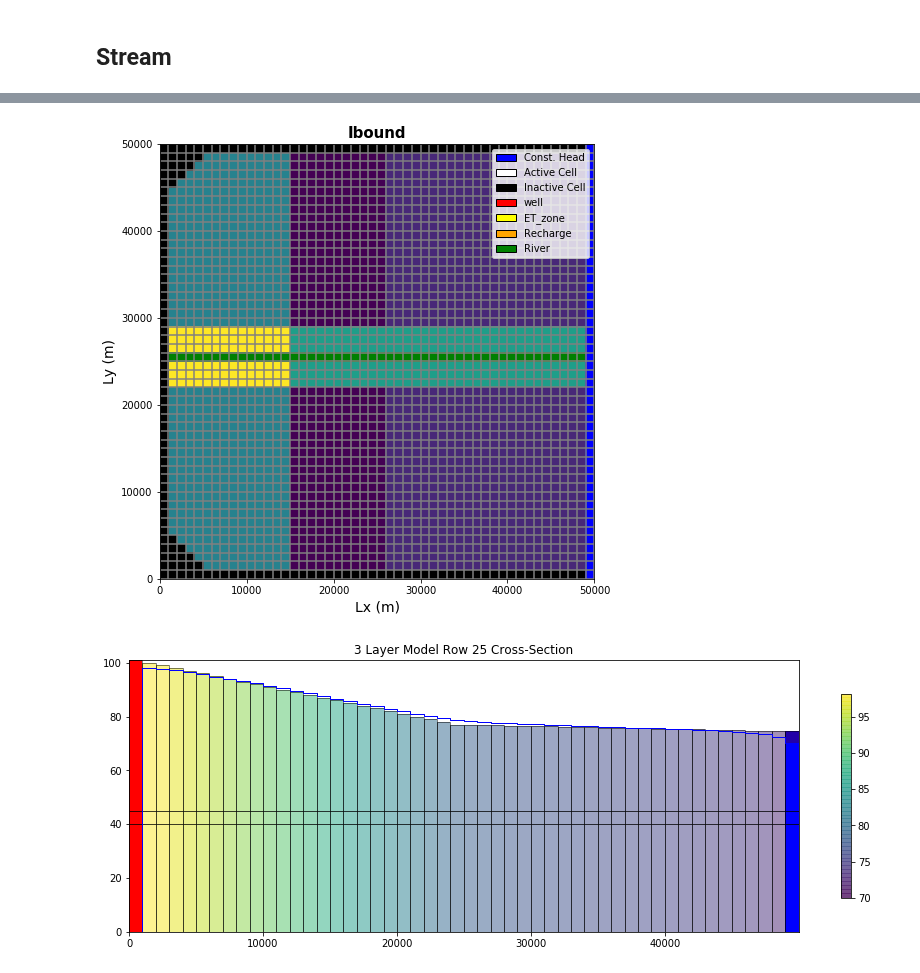
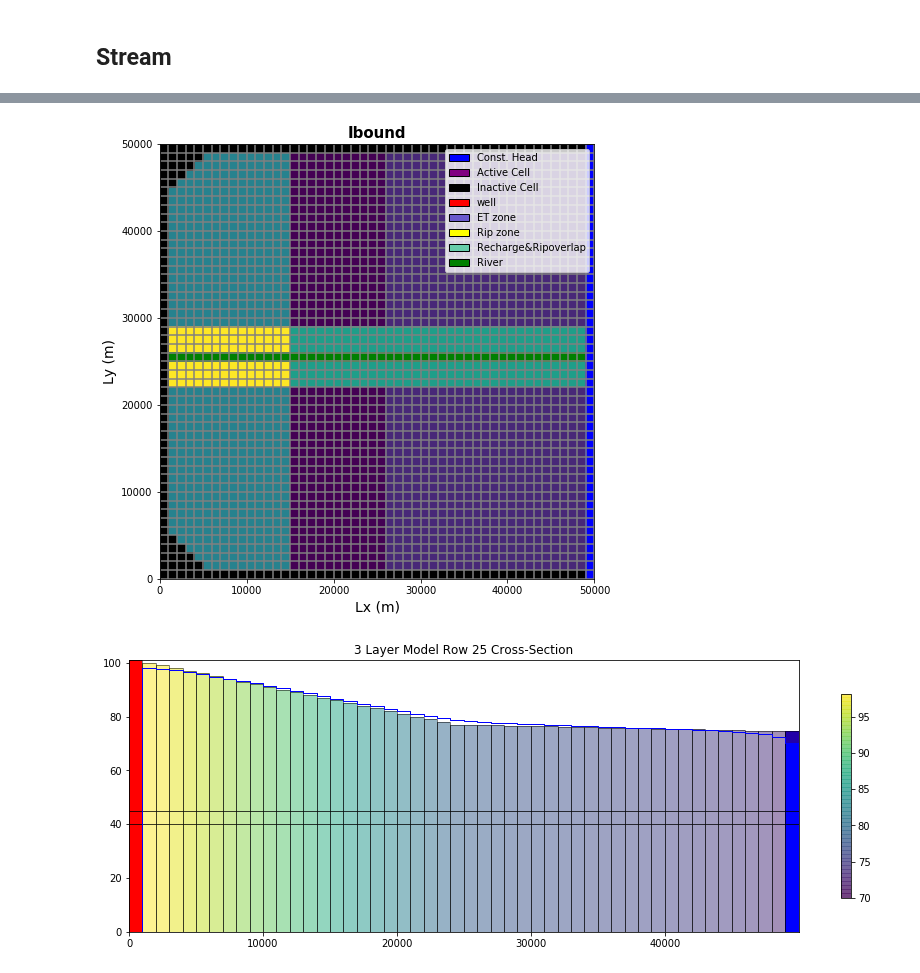
Before and after one commit to groundwater-modeling-Spring2020/Aguaseca_Project, a Jupyter notebook: Domain setup/Seasonality_Abe.ipynb, the cells around one changed output, grey strips where cells are left out. Saved outputs shown, nothing was run; the diff lists cells and outputs as text; code cells hidden in the pictures.

```diff
--- a/Domain setup/Seasonality_Abe.ipynb
+++ b/Domain setup/Seasonality_Abe.ipynb
@@ -523,37 +527,38 @@ fig = plt.figure(figsize=(8, 8))
 ax = fig.add_subplot(1, 1, 1, aspect='equal')
 
 modelmap = flopy.plot.PlotMapView(model=m)
 grid = modelmap.plot_grid()
 zones = ET_zone + rech_zone_forced
 quadmesh = modelmap.plot_array(zones)
 riv_plot = modelmap.plot_bc(ftype='RIV')
 quadmesh = modelmap.plot_ibound(ibound[0])
 #quadmesh = modelmap.plot_bc('WEL')
 #quadmesh = modelmap.plot_array(rech_zone_forced) #, color='purple')
 #riv_plot = modelmap.plot_bc(ftype='RIV')
 #chd_plot = modelmap.plot_bc(ftype='CHD')
 #quadmesh = modelmap.plot_bc('WEL')
 quadmesh = modelmap.plot_ibound()
 
 
 
 #add labels and legend
 plt.xlabel('Lx (m)',fontsize = 14)
 plt.ylabel('Ly (m)',fontsize = 14)
 plt.title('Ibound', fontsize = 15, fontweight = 'bold')
 plt.legend(handles=[mp.patches.Patch(color='blue',label='Const. Head',ec='black'),
-                   mp.patches.Patch(color='white',label='Active Cell',ec='black'),
+                   mp.patches.Patch(color='Purple',label='Active Cell',ec='black'),
                    mp.patches.Patch(color='black',label='Inactive Cell',ec='black'),
                     mp.patches.Patch(color='red',label='well',ec='black'),
-                   mp.patches.Patch(color='yellow',label='ET_zone',ec='black'),
-                    mp.patches.Patch(color='orange',label='Recharge',ec='black'),
+                    mp.patches.Patch(color='slateblue',label='ET zone',ec='black'),
+                   mp.patches.Patch(color='yellow',label='Rip zone',ec='black'),
+                    mp.patches.Patch(color='mediumaquamarine',label='Recharge&Ripoverlap',ec='black'),
                     mp.patches.Patch(color='green',label='River',ec='black')
                    ])
 
 plt.show(modelmap)
 #plt.savefig('Domaingrid.png')
 # %% [output]
-[figure, old version]
+[figure, new version]
 # %%
 hds = bf.HeadFile(modelname+'.hds')                   # reads the binary head file
 times = hds.get_times() # returns a list of timesteps
```
Also changed, not shown: parts of 9 cells of this notebook.
